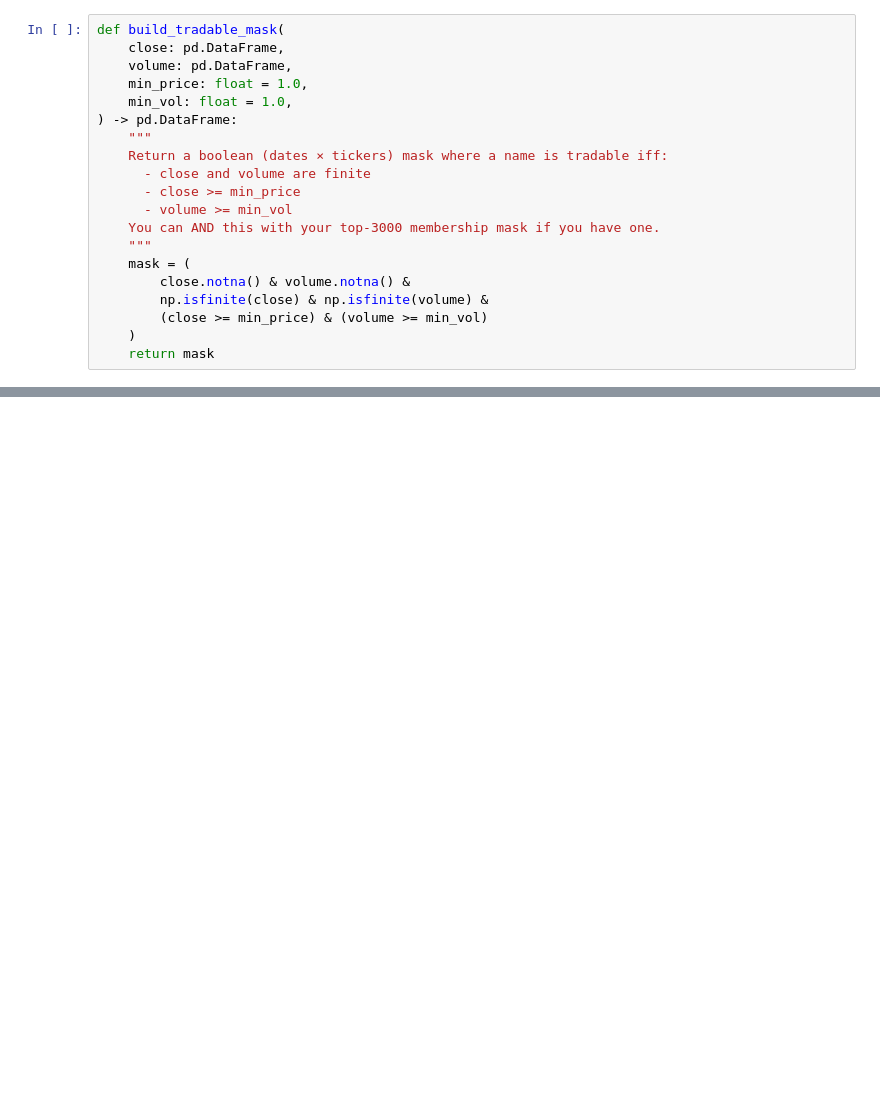
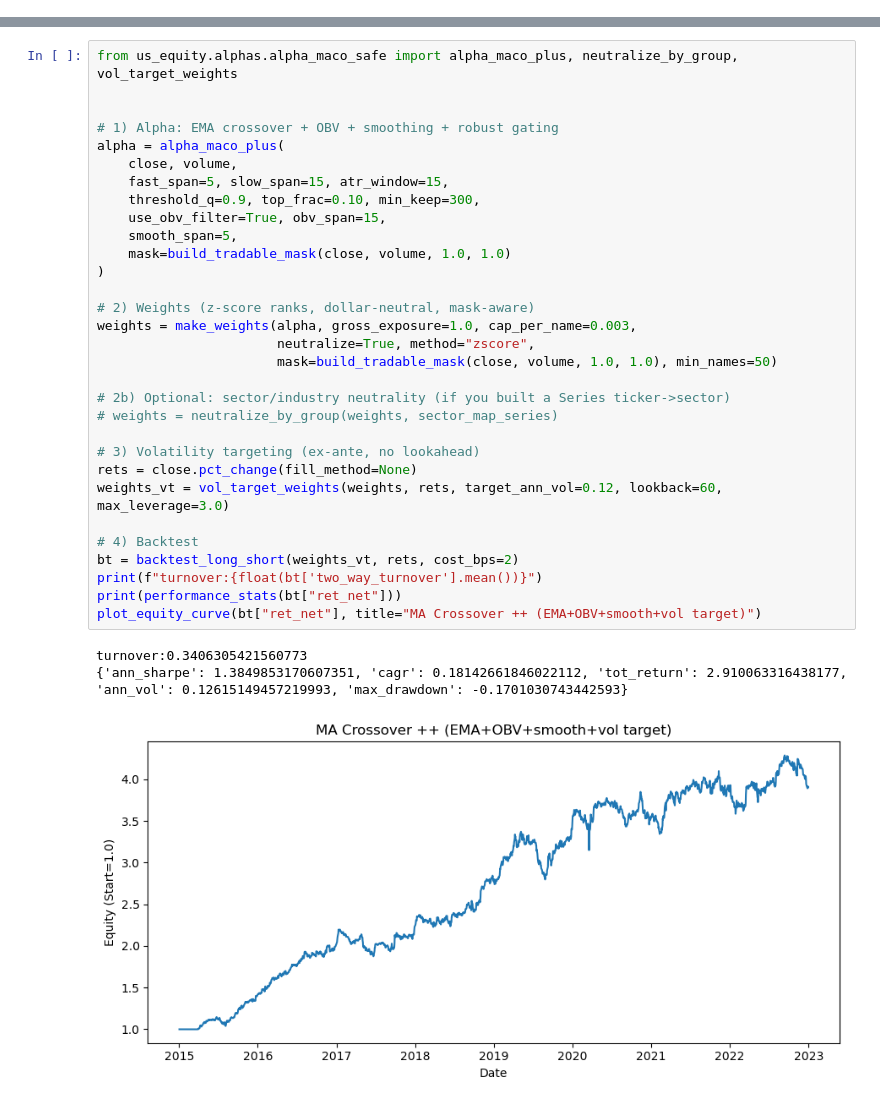
Before and after one commit to spurs7216/US-equity, a Jupyter notebook: notebooks/ma_crossover.ipynb, the cells around one changed output, grey strips where cells are left out. Drawn from its saved outputs; the diff is of its cells as text; blank space fills up the shorter version.

```diff
--- a/function_sets.ipynb
+++ b/notebooks/ma_crossover.ipynb
@@ -418,20 +0,0 @@ volume   280969.500000
-# %%
-def build_tradable_mask(
-    close: pd.DataFrame,
-    volume: pd.DataFrame,
-    min_price: float = 1.0,
-    min_vol: float = 1.0,
-) -> pd.DataFrame:
-    """
-    Return a boolean (dates × tickers) mask where a name is tradable iff:
-      - close and volume are finite
-      - close >= min_price
-      - volume >= min_vol
-    You can AND this with your top-3000 membership mask if you have one.
-    """
-    mask = (
-        close.notna() & volume.notna() &
-        np.isfinite(close) & np.isfinite(volume) &
-        (close >= min_price) & (volume >= min_vol)
-    )
-    return mask
@@ -437,0 +37,35 @@ def build_tradable_mask(
+# %%
+from us_equity.alphas.alpha_maco_safe import alpha_maco_plus, neutralize_by_group, vol_target_weights
+
+
+# 1) Alpha: EMA crossover + OBV + smoothing + robust gating
+alpha = alpha_maco_plus(
+    close, volume,
+    fast_span=5, slow_span=15, atr_window=15,
+    threshold_q=0.9, top_frac=0.10, min_keep=300,
+    use_obv_filter=True, obv_span=15,
+    smooth_span=5,
+    mask=build_tradable_mask(close, volume, 1.0, 1.0)
+)
+
+# 2) Weights (z-score ranks, dollar-neutral, mask-aware)
+weights = make_weights(alpha, gross_exposure=1.0, cap_per_name=0.003,
+                       neutralize=True, method="zscore",
+                       mask=build_tradable_mask(close, volume, 1.0, 1.0), min_names=50)
+
+# 2b) Optional: sector/industry neutrality (if you built a Series ticker->sector)
+# weights = neutralize_by_group(weights, sector_map_series)
+
+# 3) Volatility targeting (ex-ante, no lookahead)
+rets = close.pct_change(fill_method=None)
+weights_vt = vol_target_weights(weights, rets, target_ann_vol=0.12, lookback=60, max_leverage=3.0)
+
+# 4) Backtest
+bt = backtest_long_short(weights_vt, rets, cost_bps=2)
+print(f"turnover:{float(bt['two_way_turnover'].mean())}")
+print(performance_stats(bt["ret_net"]))
+plot_equity_curve(bt["ret_net"], title="MA Crossover ++ (EMA+OBV+smooth+vol target)")
+# %% [output]
+turnover:0.3406305421560773
+{'ann_sharpe': 1.3849853170607351, 'cagr': 0.18142661846022112, 'tot_return': 2.910063316438177, 'ann_vol': 0.12615149457219993, 'max_drawdown': -0.1701030743442593}
+[figure, added]
```
Also changed, not shown: parts of 8 cells of this notebook, 38 other files.
